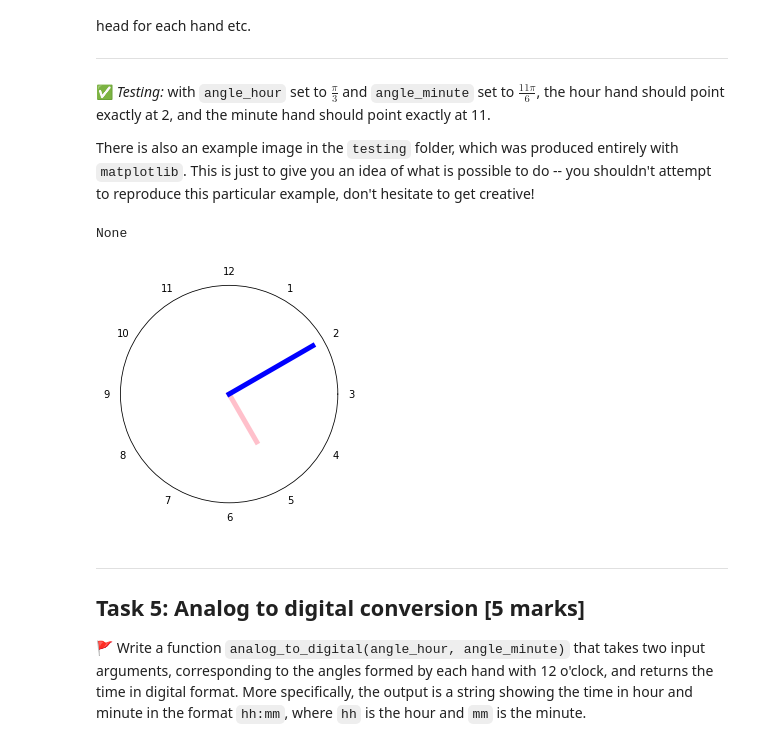
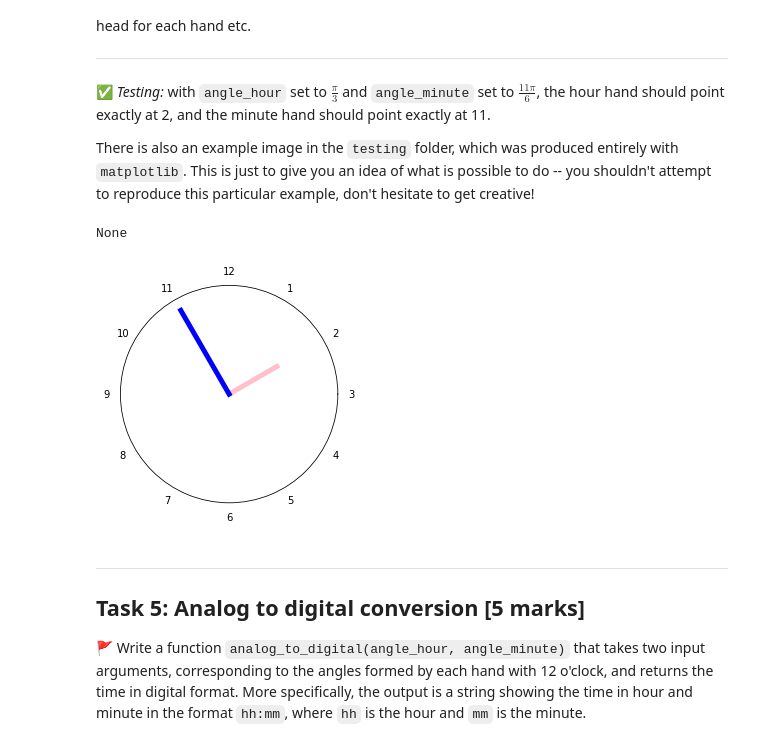
Before and after one commit to primroseisaseal/python-project, a Jupyter notebook: project_1.ipynb, the cells around one changed output. Saved outputs shown, nothing was run; the diff lists cells and outputs as text; code cells hidden in the pictures.

```diff
--- a/project_1.ipynb
+++ b/project_1.ipynb
@@ -250,26 +250,25 @@ There is also an example image in the `testing` folder, which was produced entir
 # %%
 #polar plot https://matplotlib.org/stable/gallery/pie_and_polar_charts/polar_demo.html
 #draw clock
 def draw_clock(angle_hour,angle_minute):
-    angle_y_hour = np.pi/2 - angle_hour
-    angle_y_minute  = np.pi/2 - angle_minute
+    angle_y_hour = angle_hour-np.pi/2
+    angle_y_minute  = angle_minute-np.pi/2
     slope_hour = np.tan(angle_y_hour)
     slope_minute = np.tan(angle_y_minute)
     fig, ax = plt.subplots(subplot_kw={'projection': 'polar'})
     plt.setp(ax.get_yticklabels(), visible=False)
     ax.grid(False)
     ax.set_xticks(np.array([5.23598776, 5.75958653, 0, 0.52359878, 1.04719755, 1.57079633, 2.0943951,  2.61799388,3.14159265, 3.66519143, 4.1887902,  4.71238898]))
     ax.set_xticklabels(range(1,13))
+    ax.plot(2*np.pi*1, 1.5)
+    ax.plot([angle_y_hour,angle_y_hour], [0,0.8], color="pink", linewidth=5)
+    ax.plot([angle_y_minute,angle_y_minute], [0,1.4], color="blue", linewidth=5)
     ax.set_theta_direction(-1)
-    ax.plot(2*np.pi*1, 1.5)
-    ax.plot([angle_hour,angle_hour], [0,0.8], color="pink", linewidth=5)
-    ax.plot([angle_minute,angle_minute], [0,1.4], color="blue", linewidth=5)
-
 
 print(draw_clock(np.pi/3,np.pi*11/6))
 # %% [output]
 None
-[figure, old version]
+[figure, new version]
 # %% [markdown]
 ---
 ## Task 5: Analog to digital conversion [5 marks]
```
